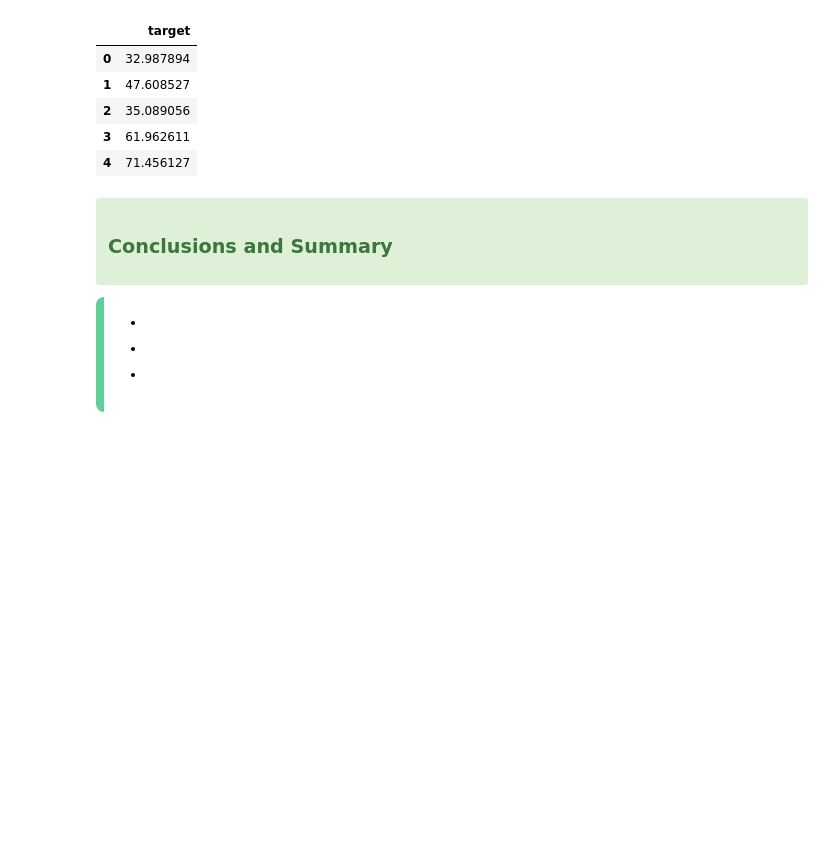
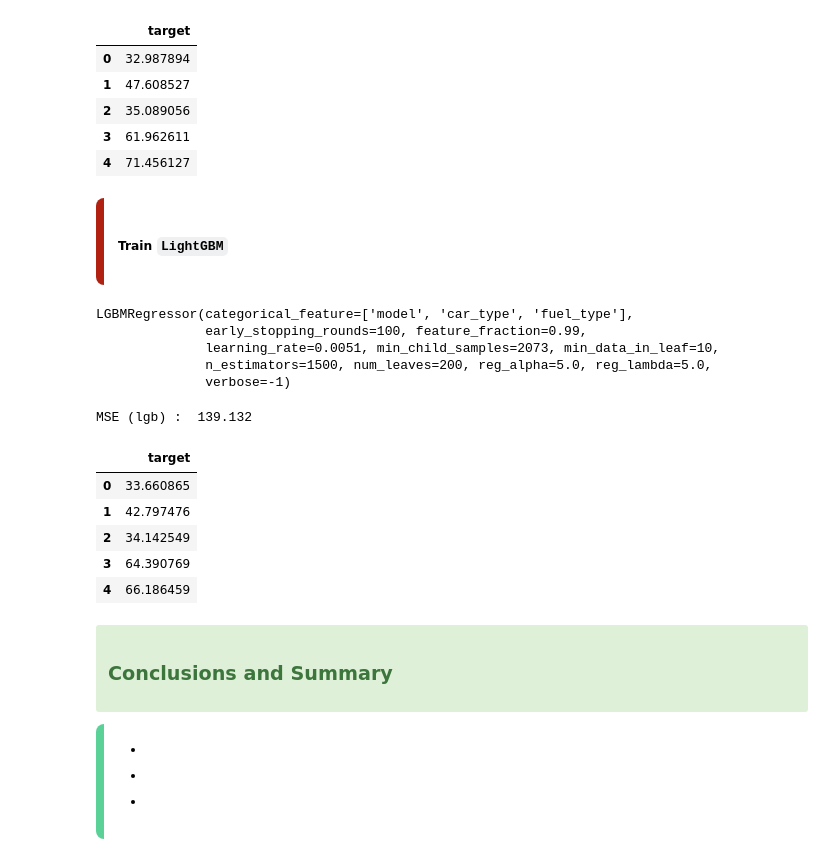
Before and after one commit to aziart/comp-ds, a Jupyter notebook: notebooks/06.1.02 - Blending.ipynb, the cells around one changed output. Drawn from its saved outputs; the diff is of its cells as text; code cells hidden in the pictures; blank space fills up the shorter version.

Commit message:
06.1.02 started: second model out of three trained - lgbm

```diff
--- a/notebooks/06.1.02 - Blending.ipynb
+++ b/notebooks/06.1.02 - Blending.ipynb
@@ -201,6 +201,57 @@ submit.head()
 | 2 | 35.089056 |
 | 3 | 61.962611 |
 | 4 | 71.456127 |
+# %% [markdown]
+<div class="alert" style="background-color:rgb(255, 255, 255); border-left: 8px solid #B12111; padding: 14px; border-radius: 8px; font-size: 14px; color: #000000;">
+
+##### **Train `LightGBM`**
+</div>
+# %%
+params_lgbm = {
+    "num_leaves": 200,
+    "n_estimators": 1500,
+    # "max_depth": 7,
+    "min_child_samples": 2073,
+    "learning_rate": 0.0051,
+    "min_data_in_leaf": 10,
+    "feature_fraction": 0.99,
+    "categorical_feature": cat_cols,
+    "early_stopping_rounds": 100,
+    "verbose": -1,
+    'reg_alpha' : 5.0,
+    'reg_lambda' : 5.0,
+}
+
+lgbm_model = lgbm.LGBMRegressor(**params_lgbm)
+# %%
+lgbm_model.fit(
+    X_train,
+    y_train,
+    eval_set=(X_val, y_val),
+    # early_stopping_rounds=100,
+    # verbose=150,
+)
+# %% [output]
+LGBMRegressor(categorical_feature=['model', 'car_type', 'fuel_type'],
+              early_stopping_rounds=100, feature_fraction=0.99,
+              learning_rate=0.0051, min_child_samples=2073, min_data_in_leaf=10,
+              n_estimators=1500, num_leaves=200, reg_alpha=5.0, reg_lambda=5.0,
+              verbose=-1)
+# %%
+print('MSE (lgb) : ', round(mean_squared_error(lgbm_model.predict(X_val), y_val),3))
+# %% [output]
+MSE (lgb) :  139.132
+# %%
+submit = pd.DataFrame({"target": lgbm_model.predict(X_val).reshape(-1)})
+submit.to_csv("../tmp_data/lgbm_preds.csv", index=False)
+submit.head()
+# %% [output]
+|  | target |
+| 0 | 33.660865 |
+| 1 | 42.797476 |
+| 2 | 34.142549 |
+| 3 | 64.390769 |
+| 4 | 66.186459 |
 # %% [markdown]
 <div class="alert alert-success">
 
```
Also changed, not shown: parts of 3 cells of this notebook, 5 other files.
